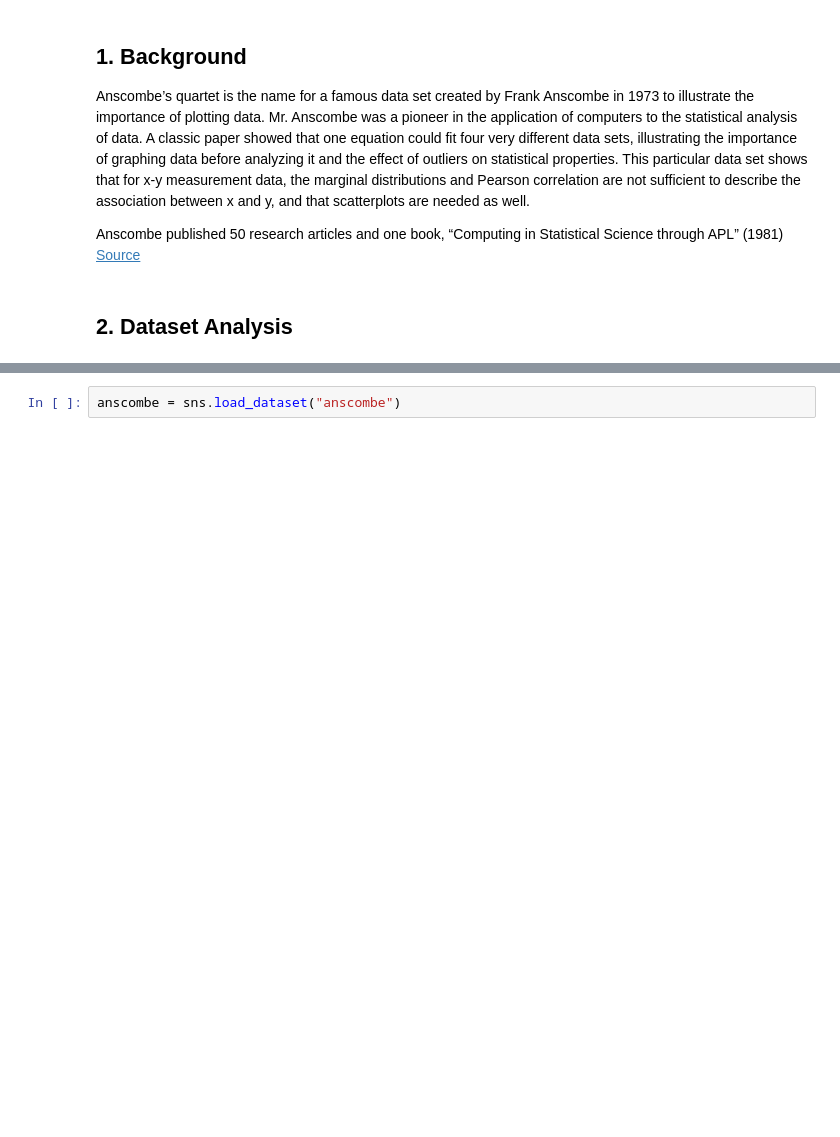
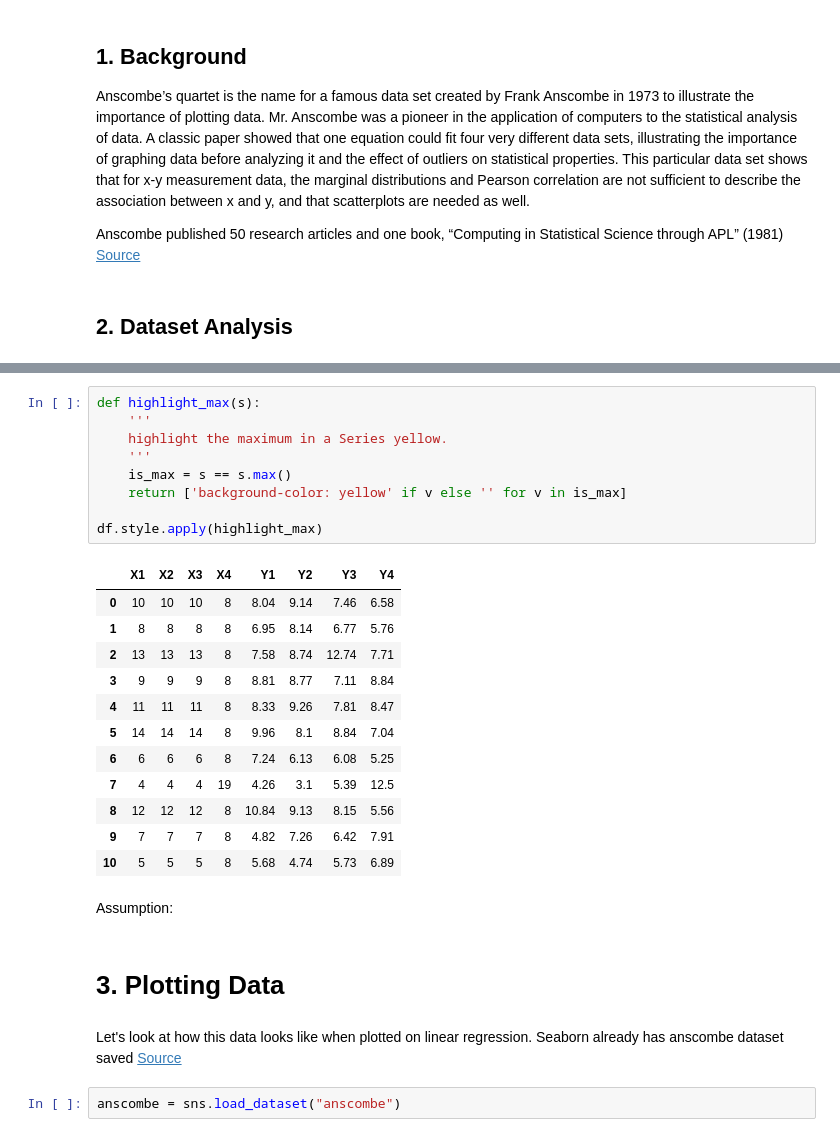
Before and after one commit to simonava5/AnscombesData, a Jupyter notebook: AnscombesDataNew.ipynb, the cells around one changed output, grey strips where cells are left out. Saved outputs shown, nothing was run; the diff lists cells and outputs as text; blank space fills up the shorter version.

```diff
--- a/AnscombesDataNew.ipynb
+++ b/AnscombesDataNew.ipynb
@@ -74,3 +79,31 @@ The results from the summary statistics above reveal that the x values for all f
+# %%
+def highlight_max(s):
+    '''
+    highlight the maximum in a Series yellow.
+    '''
+    is_max = s == s.max()
+    return ['background-color: yellow' if v else '' for v in is_max]
+
+df.style.apply(highlight_max)
+# %% [output]
+|  | X1 | X2 | X3 | X4 | Y1 | Y2 | Y3 | Y4 |
+| 0 | 10 | 10 | 10 | 8 | 8.04 | 9.14 | 7.46 | 6.58 |
+| 1 | 8 | 8 | 8 | 8 | 6.95 | 8.14 | 6.77 | 5.76 |
+| 2 | 13 | 13 | 13 | 8 | 7.58 | 8.74 | 12.74 | 7.71 |
+| 3 | 9 | 9 | 9 | 8 | 8.81 | 8.77 | 7.11 | 8.84 |
+| 4 | 11 | 11 | 11 | 8 | 8.33 | 9.26 | 7.81 | 8.47 |
+| 5 | 14 | 14 | 14 | 8 | 9.96 | 8.1 | 8.84 | 7.04 |
+| 6 | 6 | 6 | 6 | 8 | 7.24 | 6.13 | 6.08 | 5.25 |
+| 7 | 4 | 4 | 4 | 19 | 4.26 | 3.1 | 5.39 | 12.5 |
+| 8 | 12 | 12 | 12 | 8 | 10.84 | 9.13 | 8.15 | 5.56 |
+| 9 | 7 | 7 | 7 | 8 | 4.82 | 7.26 | 6.42 | 7.91 |
+| 10 | 5 | 5 | 5 | 8 | 5.68 | 4.74 | 5.73 | 6.89 |
+# %% [markdown]
+Assumption:
+# %% [markdown]
+# 3. Plotting Data
+# %% [markdown]
+Let's look at how this data looks like when plotted on linear regression. Seaborn already has anscombe dataset saved [Source](https://seaborn.pydata.org/tutorial/regression.html)
 # %%
 anscombe = sns.load_dataset("anscombe")
 # %%
```
Also changed, not shown: parts of 13 cells of this notebook, 2 other files.
